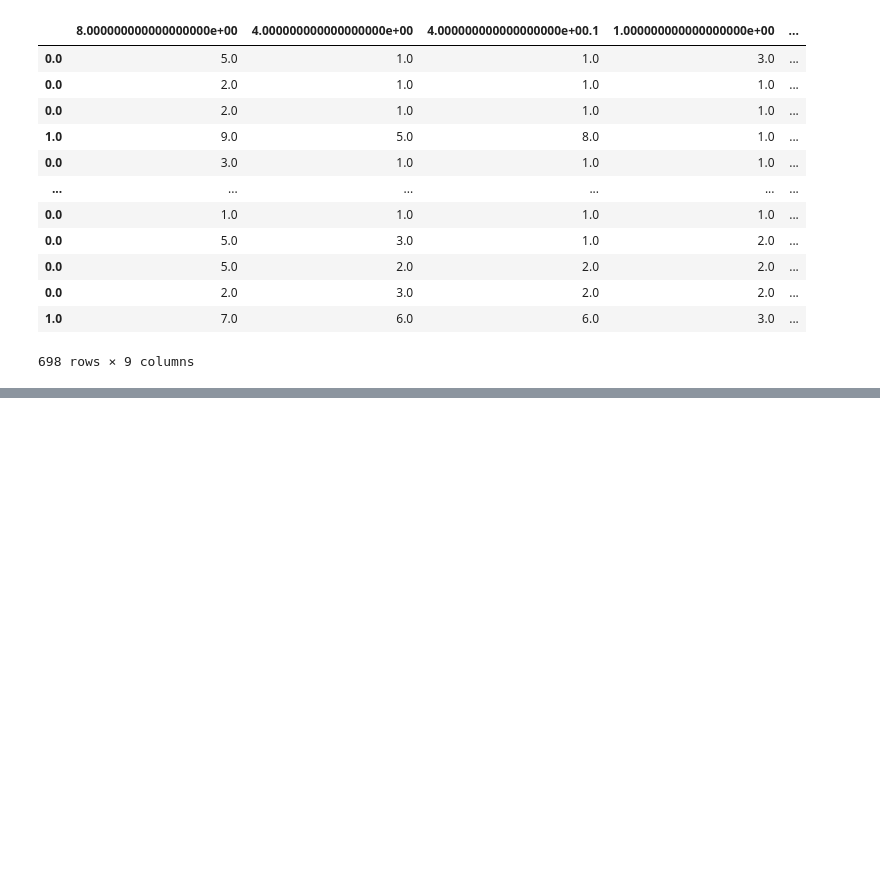
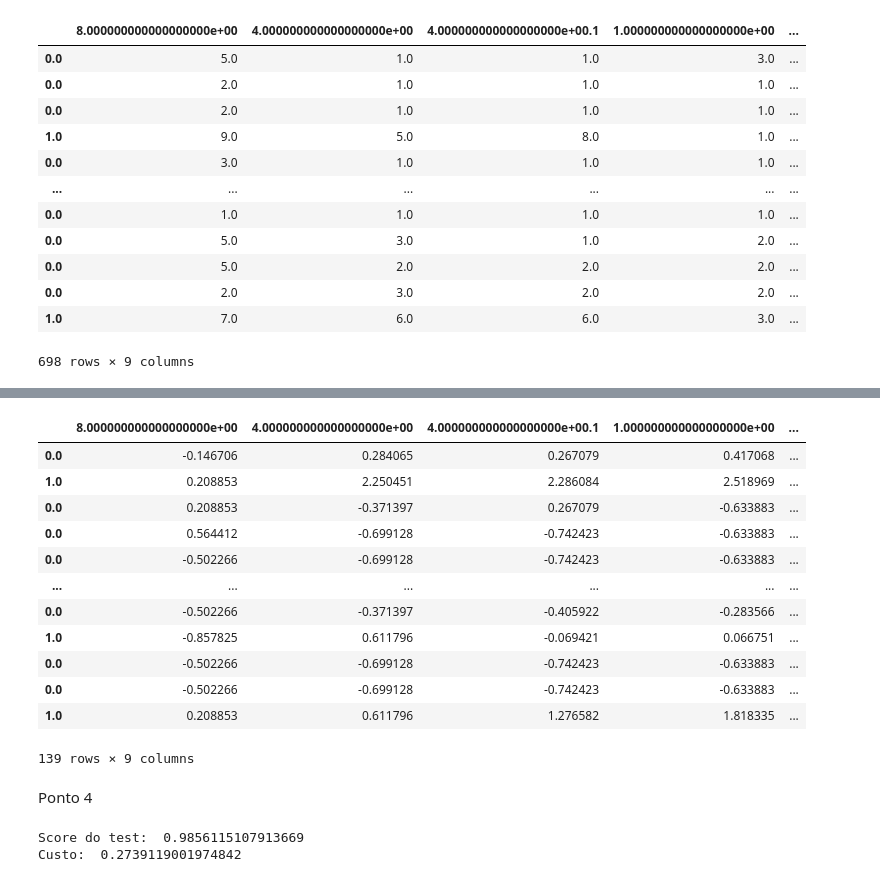
Before and after one commit to carinaa9/si, a Jupyter notebook: scripts/aula5.ipynb, the cells around one changed output, grey strips where cells are left out. Saved outputs shown, nothing was run; the diff lists cells and outputs as text; code cells hidden in the pictures; blank space fills up the shorter version.

```diff
--- a/scripts/aula5.ipynb
+++ b/scripts/aula5.ipynb
@@ -77,0 +225,34 @@ data.print_dataframe()
+# %%
+test_b.print_dataframe()
+# %% [output]
+|  | 8.000000000000000000e+00 | 4.000000000000000000e+00 | 4.000000000000000000e+00.1 | 1.000000000000000000e+00 | ... |
+| 0.0 | -0.146706 | 0.284065 | 0.267079 | 0.417068 | ... |
+| 1.0 | 0.208853 | 2.250451 | 2.286084 | 2.518969 | ... |
+| 0.0 | 0.208853 | -0.371397 | 0.267079 | -0.633883 | ... |
+| 0.0 | 0.564412 | -0.699128 | -0.742423 | -0.633883 | ... |
+| 0.0 | -0.502266 | -0.699128 | -0.742423 | -0.633883 | ... |
+| ... | ... | ... | ... | ... | ... |
+| 0.0 | -0.502266 | -0.371397 | -0.405922 | -0.283566 | ... |
+| 1.0 | -0.857825 | 0.611796 | -0.069421 | 0.066751 | ... |
+| 0.0 | -0.502266 | -0.699128 | -0.742423 | -0.633883 | ... |
+| 0.0 | -0.502266 | -0.699128 | -0.742423 | -0.633883 | ... |
+| 1.0 | 0.208853 | 0.611796 | 1.276582 | 1.818335 | ... |
+139 rows × 9 columns
+# %% [markdown]
+Ponto 4
+# %%
+#Treino do modelo
+logi = LogisticRegression()
+logi.fit(train_b)
+
+# teste do modelo
+logi.predict(test_b)
+
+# score do modelo
+print('Score do test: ', logi.score(test_b))
+
+#custo
+print('Custo: ', logi.cost(test_b))
+# %% [output]
+Score do test:  0.9856115107913669
+Custo:  0.2739119001974842
```
Also changed, not shown: parts of 22 cells of this notebook, 2 other files.
